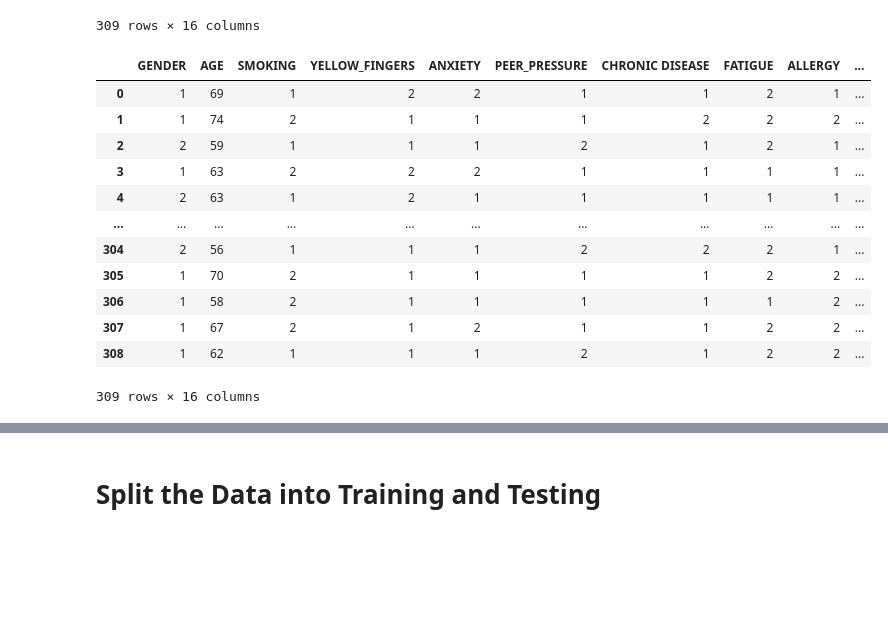
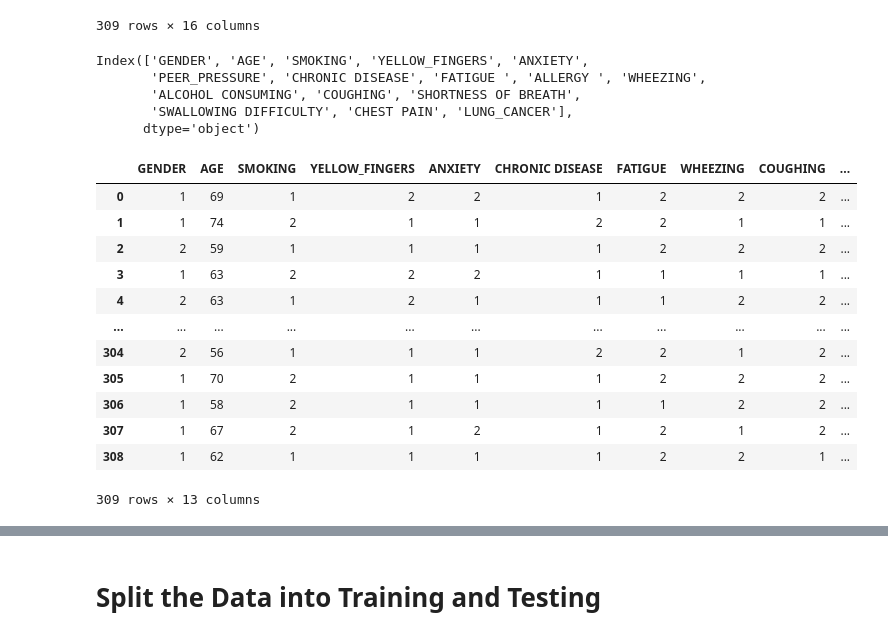
Before and after one commit to brojas12/Group_Project_4, a Jupyter notebook: Lung_Cancer_ML_Model.ipynb, the cells around one changed output, grey strips where cells are left out. Drawn from its saved outputs; the diff is of its cells as text; code cells hidden in the pictures; blank space fills up the shorter version.

Commit message:
removed more columns and added ML models

```diff
--- a/Lung_Cancer_ML_Model.ipynb
+++ b/Lung_Cancer_ML_Model.ipynb
@@ -32,6 +33,6 @@ data_table.enable_dataframe_formatter()
 # File Import from PC, CSV Reader
 from google.colab import files
 uploaded = files.upload()
-lung_cancer_df = pd.read_csv(io.BytesIO(uploaded['survey_lung_cancer.csv']))
+lung_cancer_df = pd.read_csv('survey_lung_cancer.csv')
 # %% [output]
 [interactive output not drawn]
@@ -53,31 +54,38 @@ lung_cancer_df
 | 307 | M | 67 | 2 | 1 | 2 | 1 | 1 | 2 | 2 | ... |
 | 308 | M | 62 | 1 | 1 | 1 | 2 | 1 | 2 | 2 | ... |
 309 rows × 16 columns
+# %%
+lung_cancer_df.columns
+# %% [output]
+Index(['GENDER', 'AGE', 'SMOKING', 'YELLOW_FINGERS', 'ANXIETY',
+       'PEER_PRESSURE', 'CHRONIC DISEASE', 'FATIGUE ', 'ALLERGY ', 'WHEEZING',
+       'ALCOHOL CONSUMING', 'COUGHING', 'SHORTNESS OF BREATH',
+       'SWALLOWING DIFFICULTY', 'CHEST PAIN', 'LUNG_CANCER'],
+      dtype='object')
 # %%
-from re import L
 # Drop unnecessary columns
-lung_cancer_df.drop(columns=['PEER_PRESSURE'])
+lung_cancer_df=lung_cancer_df.drop(['PEER_PRESSURE', 'ALCOHOL CONSUMING', 'ALLERGY '],axis=1)
 
 # Change Yes and No to 1 and 0
+key_rev = {'YES' : 1, 'NO' : 0}
+lung_cancer_df = lung_cancer_df.replace(key_rev)
+
+# Change Male to 1 and Female to 2
 key_rev_gender = {'M' : 1, 'F' : 2}
-key_rev = {'YES' : 1, 'NO' : 0}
+lung_cancer_df = lung_cancer_df.replace(key_rev_gender)
 
-
-
-lung_cancer_df = lung_cancer_df.replace(key_rev)
-lung_cancer_df = lung_cancer_df.replace(key_rev_gender)
 lung_cancer_df
 # %% [output]
-|  | GENDER | AGE | SMOKING | YELLOW_FINGERS | ANXIETY | PEER_PRESSURE | CHRONIC DISEASE | FATIGUE | ALLERGY | ... |
-| 0 | 1 | 69 | 1 | 2 | 2 | 1 | 1 | 2 | 1 | ... |
-| 1 | 1 | 74 | 2 | 1 | 1 | 1 | 2 | 2 | 2 | ... |
-| 2 | 2 | 59 | 1 | 1 | 1 | 2 | 1 | 2 | 1 | ... |
+|  | GENDER | AGE | SMOKING | YELLOW_FINGERS | ANXIETY | CHRONIC DISEASE | FATIGUE | WHEEZING | COUGHING | ... |
+| 0 | 1 | 69 | 1 | 2 | 2 | 1 | 2 | 2 | 2 | ... |
+| 1 | 1 | 74 | 2 | 1 | 1 | 2 | 2 | 1 | 1 | ... |
+| 2 | 2 | 59 | 1 | 1 | 1 | 1 | 2 | 2 | 2 | ... |
 | 3 | 1 | 63 | 2 | 2 | 2 | 1 | 1 | 1 | 1 | ... |
-| 4 | 2 | 63 | 1 | 2 | 1 | 1 | 1 | 1 | 1 | ... |
+| 4 | 2 | 63 | 1 | 2 | 1 | 1 | 1 | 2 | 2 | ... |
 | ... | ... | ... | ... | ... | ... | ... | ... | ... | ... | ... |
-| 304 | 2 | 56 | 1 | 1 | 1 | 2 | 2 | 2 | 1 | ... |
-| 305 | 1 | 70 | 2 | 1 | 1 | 1 | 1 | 2 | 2 | ... |
-| 306 | 1 | 58 | 2 | 1 | 1 | 1 | 1 | 1 | 2 | ... |
-| 307 | 1 | 67 | 2 | 1 | 2 | 1 | 1 | 2 | 2 | ... |
-| 308 | 1 | 62 | 1 | 1 | 1 | 2 | 1 | 2 | 2 | ... |
+| 304 | 2 | 56 | 1 | 1 | 1 | 2 | 2 | 1 | 2 | ... |
+| 305 | 1 | 70 | 2 | 1 | 1 | 1 | 2 | 2 | 2 | ... |
+| 306 | 1 | 58 | 2 | 1 | 1 | 1 | 1 | 2 | 2 | ... |
+| 307 | 1 | 67 | 2 | 1 | 2 | 1 | 2 | 1 | 2 | ... |
+| 308 | 1 | 62 | 1 | 1 | 1 | 1 | 2 | 2 | 1 | ... |
-309 rows × 16 columns
+309 rows × 13 columns
```
Also changed, not shown: parts of 41 cells of this notebook.
